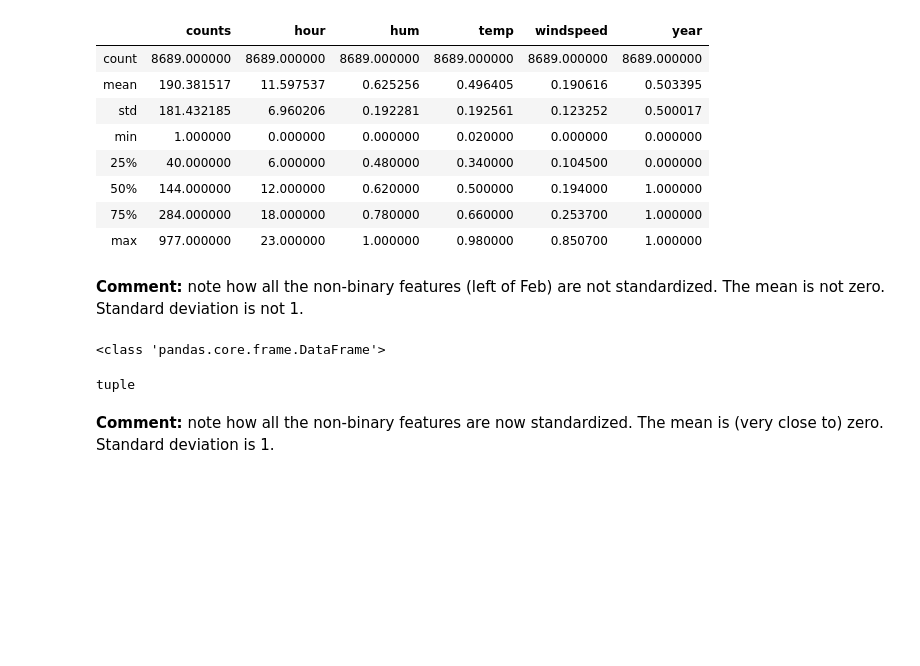
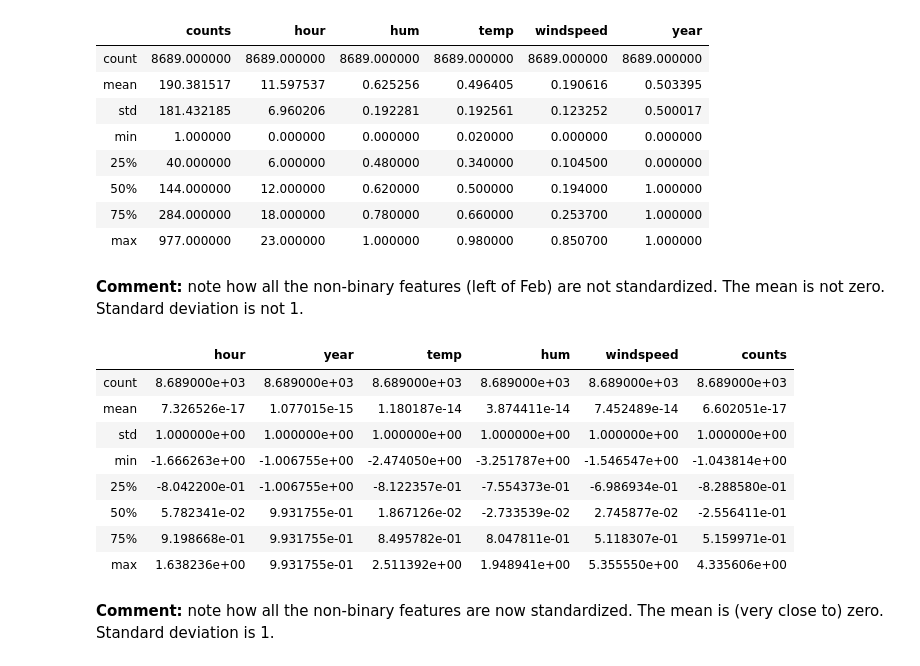
Before and after one commit to CreditPy/2021-s109a, a Jupyter notebook: cs_s109a_hw3/cs_s109a_hw3.ipynb, the cells around one changed output. Cells and saved outputs as stored; diff of their text form; code cells hidden in the pictures; blank space fills up the shorter version.

```diff
--- a/cs_s109a_hw3/cs_s109a_hw3.ipynb
+++ b/cs_s109a_hw3/cs_s109a_hw3.ipynb
@@ -622,21 +622,25 @@ practice_X_train.describe()
 # %% [markdown]
 **Comment:** note how all the non-binary features (left of Feb) are not standardized. The mean is not zero. Standard deviation is not 1.
 # %%
-practice_X_train_scaled, practice_X_train_test = scale_datasets(practice_X_train, practice_X_test, ['hour',
+practice_X_train_scaled, practice_X_train_test_scaled = scale_datasets(practice_X_train, practice_X_test, ['hour',
                                                               'year',
                                                               'temp',
                                                               'hum',
                                                               'windspeed',
                                                               'counts'
                                                               ])
-# practice_X_train_scaled = scale_datasets(practice_X_train, practice_X_test, practice_X_train.columns())
 
-# practice_X_train_scaled = pd.DataFrame.from_records(
-#     practice_X_train_scaled, columns=['hour', 'year', 'temp','hum','windspeed','counts'])
-practice_X_train_scaled.describe
+practice_X_train_scaled.describe()
 # %% [output]
-<class 'pandas.core.frame.DataFrame'>
-tuple
+|  | hour | year | temp | hum | windspeed | counts |
+| count | 8.689000e+03 | 8.689000e+03 | 8.689000e+03 | 8.689000e+03 | 8.689000e+03 | 8.689000e+03 |
+| mean | 7.326526e-17 | 1.077015e-15 | 1.180187e-14 | 3.874411e-14 | 7.452489e-14 | 6.602051e-17 |
+| std | 1.000000e+00 | 1.000000e+00 | 1.000000e+00 | 1.000000e+00 | 1.000000e+00 | 1.000000e+00 |
+| min | -1.666263e+00 | -1.006755e+00 | -2.474050e+00 | -3.251787e+00 | -1.546547e+00 | -1.043814e+00 |
+| 25% | -8.042200e-01 | -1.006755e+00 | -8.122357e-01 | -7.554373e-01 | -6.986934e-01 | -8.288580e-01 |
+| 50% | 5.782341e-02 | 9.931755e-01 | 1.867126e-02 | -2.733539e-02 | 2.745877e-02 | -2.556411e-01 |
+| 75% | 9.198668e-01 | 9.931755e-01 | 8.495782e-01 | 8.047811e-01 | 5.118307e-01 | 5.159971e-01 |
+| max | 1.638236e+00 | 9.931755e-01 | 2.511392e+00 | 1.948941e+00 | 5.355550e+00 | 4.335606e+00 |
 # %% [markdown]
 **Comment:** note how all the non-binary features are now standardized. The mean is (very close to) zero. Standard deviation is 1.
 # %%
```
Also changed, not shown: parts of 4 cells of this notebook.
